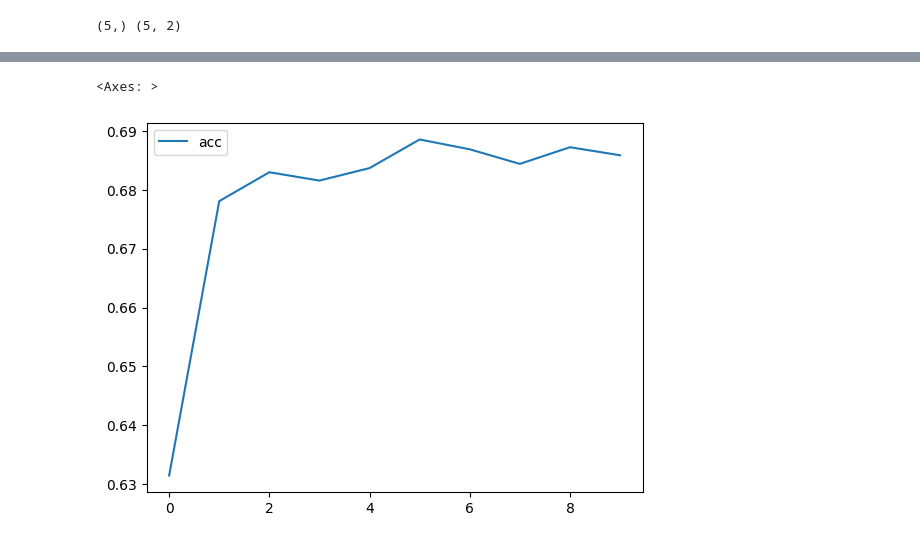
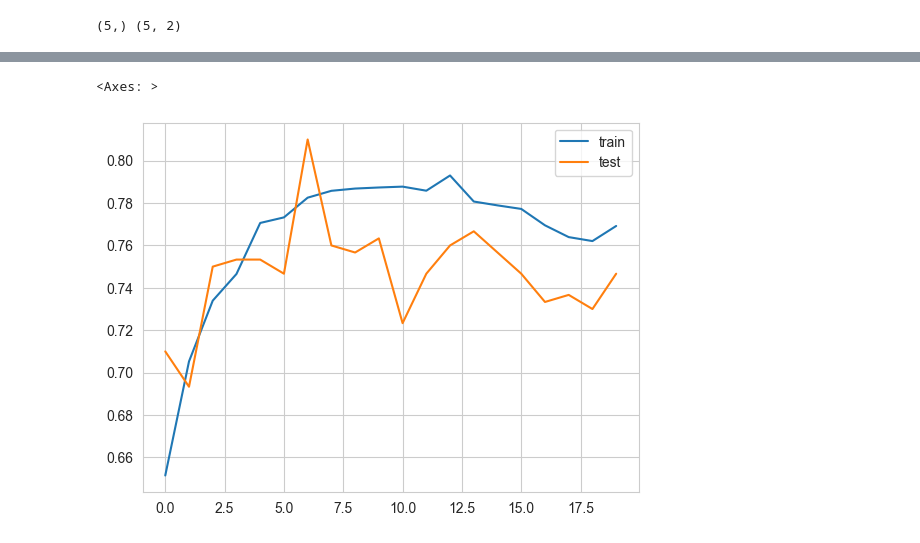
Before and after one commit to quangtiencs/JaxKeras-InsideDeepLearning, a Jupyter notebook: Chapter_04.ipynb, the cells around one changed output, grey strips where cells are left out. Drawn from its saved outputs; the diff is of its cells as text; code cells hidden in the pictures.

```diff
--- a/Chapter_04.ipynb
+++ b/Chapter_04.ipynb
@@ -229,11 +240,11 @@ class LanguageNameDataset(Dataset):
         This method will convert any input string into a vector of long values, according to the vocabulary used by this object.
         input_string: the string to convert to a tensor
         """
-        T = len(input_string) #How many characters long is the string?
+        T = len(input_string)  # How many characters long is the string?
 
-        #Create a new tensor to store the result in
-        name_vec = np.zeros((T), dtype=np.long)
-        #iterate through the string and place the appropriate values into the tensor
+        # Create a new tensor to store the result in
+        name_vec = np.zeros((T), dtype=np.int64)
+        # iterate through the string and place the appropriate values into the tensor
         for pos, character in enumerate(input_string):
             name_vec[pos] = self.vocabulary[character]
 
@@ -243,8 +254,8 @@ class LanguageNameDataset(Dataset):
         name = self.data[idx]
         label = self.labels[idx]
 
-        #Conver the correct class label into a tensor for PyTorch
-        label_vec = np.array([label], dtype=np.long)
+        # Conver the correct class label into a tensor for PyTorch
+        label_vec = np.array([label], dtype=np.int64)
 
         return self.string2InputVec(name), label
 # %%
@@ -252,6 +263,9 @@ import torch
 
 dataset = LanguageNameDataset(namge_language_data, alphabet)
 
-train_data, test_data = torch.utils.data.random_split(dataset, (len(dataset)-300, 300))
+train_data, test_data = torch.utils.data.random_split(
+    dataset, (len(dataset) - 300, 300)
+)
+
 train_loader = DataLoader(train_data, batch_size=1, shuffle=True)
 test_loader = DataLoader(test_data, batch_size=1, shuffle=False)
@@ -307,8 +321,5 @@ first_rnn = models.Sequential([
 # %%
-first_rnn.compile(
-    optimizer="SGD",
-    loss=losses.SparseCategoricalCrossentropy(),
-    metrics=[metrics.SparseCategoricalAccuracy()],
+first_rnn_result = first_rnn.fit(
+    train_loader, validation_data=test_loader, epochs=20, batch_size=16
 )
-first_rnn_result = first_rnn.fit(train_loader, epochs=10)
 # %% [output]
@@ -335,7 +360,10 @@ Epoch 10/10
 # %%
-pd.DataFrame({
-    "acc": first_rnn_result.history["sparse_categorical_accuracy"],
-}).plot()
+pd.DataFrame(
+    {
+        "train": first_rnn_result.history["sparse_categorical_accuracy"],
+        "test": first_rnn_result.history["val_sparse_categorical_accuracy"],
+    }
+).plot()
 # %% [output]
 <Axes: >
-[figure, old version]
+[figure, new version]
```
Also changed, not shown: parts of 23 cells of this notebook.
